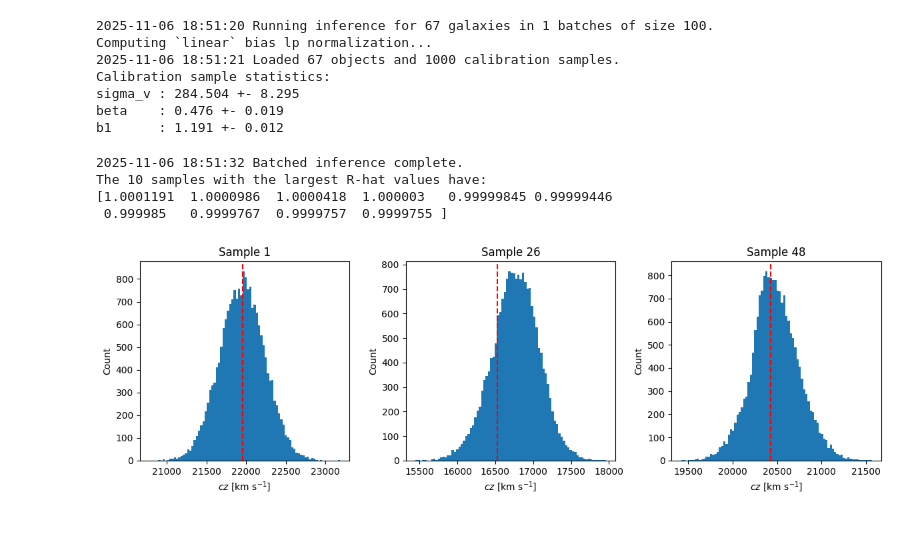
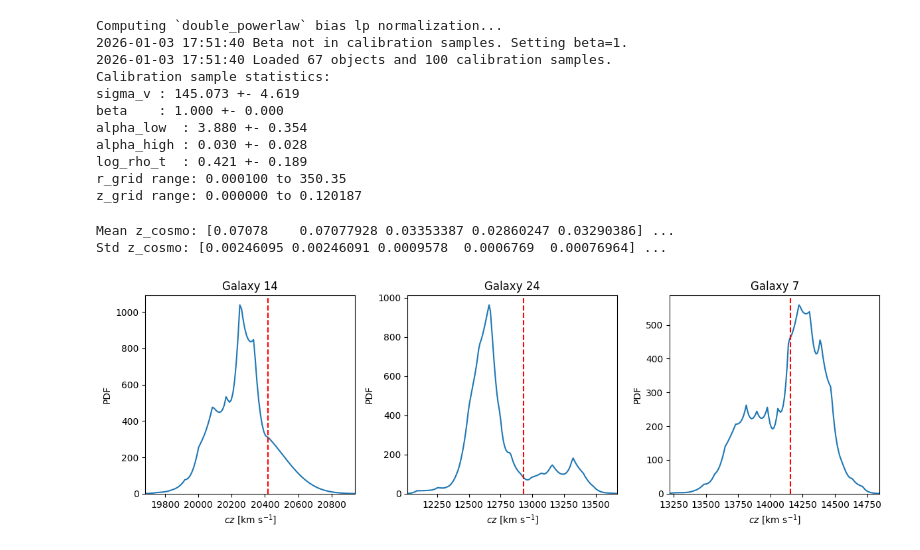
Before and after one commit to Richard-Sti/CANDEL, a Jupyter notebook: notebooks/redshift2real/basic_runs.ipynb, the cells around one changed output. Cells and saved outputs as stored; diff of their text form; code cells hidden in the pictures.

```diff
--- a/notebooks/redshift2real/basic_runs.ipynb
+++ b/notebooks/redshift2real/basic_runs.ipynb
@@ -118,55 +137,69 @@ Downsampled calibration samples to 1000 samples from 20000
 # %%
-r_samples, rhat_sample = candel.redshift2real.run_batched_inference(
-    model_kwargs, batch_size=100, num_warmup=num_warmup,
-    num_samples=num_samples, num_chains=NCHAINS, rng_seed=1234,
-    # galaxy_idx=1793
-    )
+model = candel.redshift2real.Redshift2RealNumerical(**model_kwargs)
 
-z_samples = z2r(r_samples)
+# Debug: check intermediate values
+print(f"r_grid range: {model.los_grid_r.min():.6f} to {model.los_grid_r.max():.2f}")
+z_grid_check = model.dist2redshift(model.los_grid_r)
+print(f"z_grid range: {z_grid_check.min():.6f} to {z_grid_check.max():.6f}")
 
-nprint = 10
-ks = np.argsort(rhat_sample)[::-1][:nprint]
+z_grid, log_posterior = model()
 
-print(f"The {nprint} samples with the largest R-hat values have: \n{np.sort(rhat_sample)[::-1][:nprint]}")
+summary = model.posterior_summary(z_grid, log_posterior)
+print(f"\nMean z_cosmo: {summary['mean'][:5]} ...")
+print(f"Std z_cosmo: {summary['std'][:5]} ...")
 # %% [output]
-2025-11-06 18:51:20 Running inference for 67 galaxies in 1 batches of size 100.
-Computing `linear` bias lp normalization...
-2025-11-06 18:51:21 Loaded 67 objects and 1000 calibration samples.
+Computing `double_powerlaw` bias lp normalization...
+2026-01-03 17:51:40 Beta not in calibration samples. Setting beta=1.
+2026-01-03 17:51:40 Loaded 67 objects and 100 calibration samples.
 Calibration sample statistics:
-sigma_v : 284.504 +- 8.295
-beta    : 0.476 +- 0.019
-b1      : 1.191 +- 0.012
+sigma_v : 145.073 +- 4.619
+beta    : 1.000 +- 0.000
+alpha_low  : 3.880 +- 0.354
+alpha_high : 0.030 +- 0.028
+log_rho_t  : 0.421 +- 0.189
+r_grid range: 0.000100 to 350.35
+z_grid range: 0.000000 to 0.120187
-2025-11-06 18:51:32 Batched inference complete.
-The 10 samples with the largest R-hat values have:
-[1.0001191  1.0000986  1.0000418  1.000003   0.99999845 0.99999446
- 0.999985   0.9999767  0.9999757  0.9999755 ]
+Mean z_cosmo: [0.07078    0.07077928 0.03353387 0.02860247 0.03290386] ...
+Std z_cosmo: [0.00246095 0.00246091 0.0009578  0.0006769  0.00076964] ...
 # %%
 seed = None
 np.random.seed(seed)
 
 nshow = 3
-idx = np.random.choice(z_samples.shape[0], nshow, replace=False)
+idx = np.random.choice(log_posterior.shape[0], nshow, replace=False)
+# idx = [13, 12, 16]
 
 plt.figure(figsize=(12, 4))
 
+posterior = np.exp(log_posterior)
+
 for j, i in enumerate(idx):
     plt.subplot(1, nshow, j + 1)
-    plt.hist(
-        candel.SPEED_OF_LIGHT * z_samples[i, :],
-        bins="auto",
+
+    # Find percentile range for xlim
+    cdf = np.cumsum(posterior[i, :])
+    cdf /= cdf[-1]
+    z_low = z_grid[np.searchsorted(cdf, 0.0001)]
+    z_high = z_grid[min(np.searchsorted(cdf, 0.9999), len(z_grid) - 1)]
+
+    plt.plot(
+        candel.SPEED_OF_LIGHT * z_grid,
+        posterior[i, :],
         color="C0"
     )
     plt.axvline(
         candel.SPEED_OF_LIGHT * input_data["zcmb"][i],
         color="red",
         linestyle="--",
         label="zcmb"
     )
-    plt.title(f"Sample {i}")
+    plt.xlim(candel.SPEED_OF_LIGHT * z_low, candel.SPEED_OF_LIGHT * z_high)
+    plt.ylim(0)
+    plt.title(f"Galaxy {i}")
     plt.xlabel(r"$cz$ [km s$^{-1}$]")
-    plt.ylabel("Count")
+    plt.ylabel("PDF")
 
 plt.tight_layout()
 plt.show()
 # %% [output]
-[figure, old version]
+[figure, new version]
```
Also changed, not shown: parts of 8 cells of this notebook.
